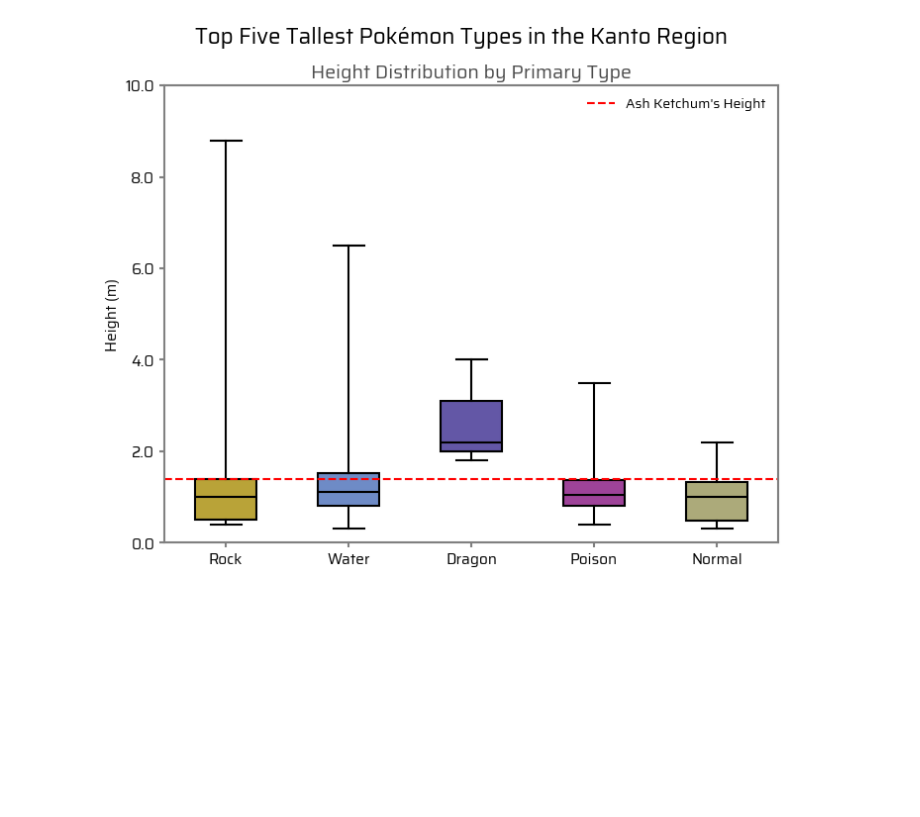
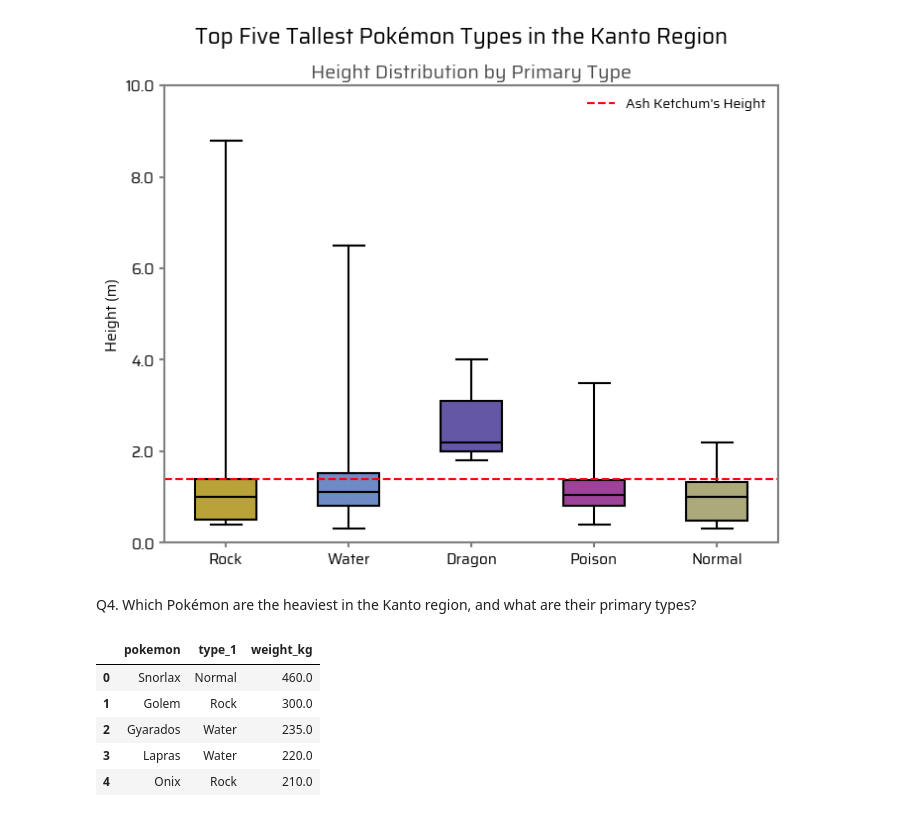
Before and after one commit to matteo-torres/kanto-pokedex, a Jupyter notebook: query_database.ipynb, the cells around one changed output. Saved outputs shown, nothing was run; the diff lists cells and outputs as text; code cells hidden in the pictures; blank space fills up the shorter version.

```diff
--- a/query_database.ipynb
+++ b/query_database.ipynb
@@ -134,3 +133,21 @@ plt.savefig("images/plots/p3.png", dpi = 300, bbox_inches = "tight")
 plt.show()
 # %% [output]
 [figure]
+# %% [markdown]
+Q4. Which Pokémon are the heaviest in the Kanto region, and what are their primary types?
+# %%
+q4_query = kanto_database.execute("""SELECT measurements.pokemon, type_1, weight_kg
+                       FROM measurements
+                       JOIN base_stats
+                            ON measurements.national_no = base_stats.national_no
+                       ORDER BY weight_kg DESC
+                       LIMIT 5;""").fetchdf()
+
+q4_query
+# %% [output]
+|  | pokemon | type_1 | weight_kg |
+| 0 | Snorlax | Normal | 460.0 |
+| 1 | Golem | Rock | 300.0 |
+| 2 | Gyarados | Water | 235.0 |
+| 3 | Lapras | Water | 220.0 |
+| 4 | Onix | Rock | 210.0 |
```
Also changed, not shown: parts of 2 cells of this notebook, 1 other file.
